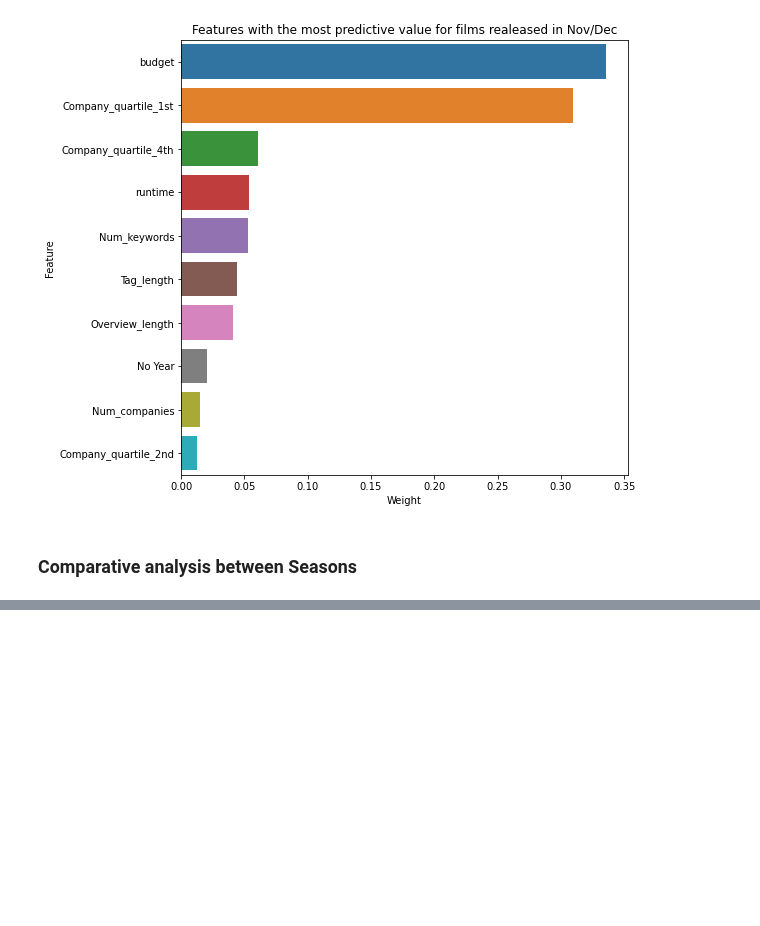
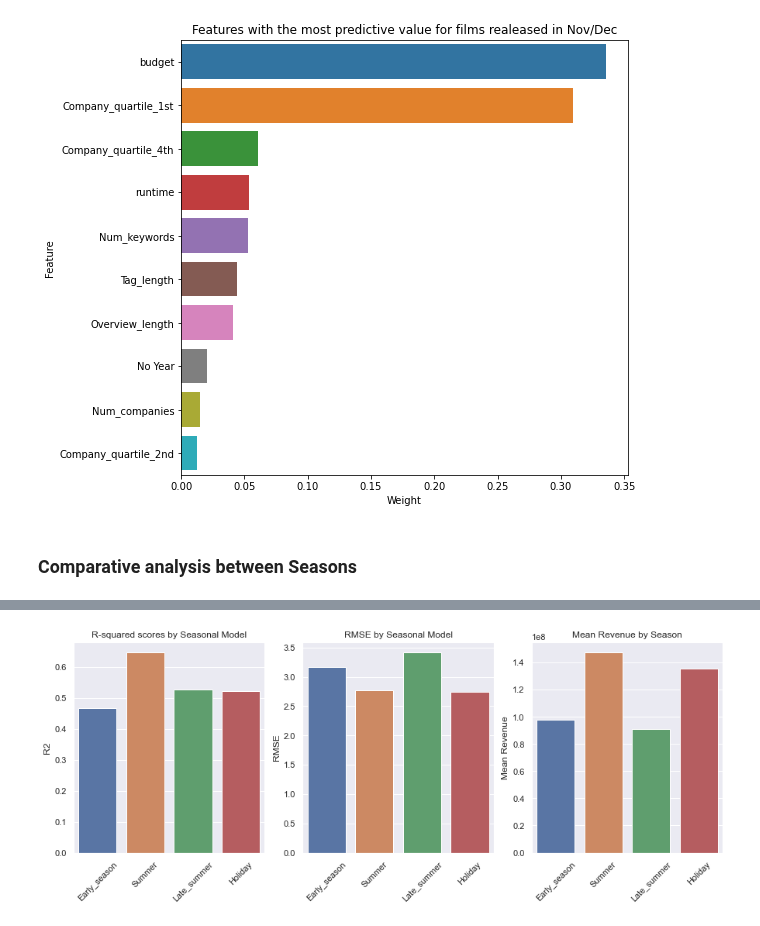
Before and after one commit to NickD-Dean/Springboard, a Jupyter notebook: Capstone Project 2/Code/Modeling_revenue_tiers.ipynb, the cells around one changed output, grey strips where cells are left out. Drawn from its saved outputs; the diff is of its cells as text; code cells hidden in the pictures; blank space fills up the shorter version.

```diff
--- a/Capstone Project 2/Code/Modeling_revenue_tiers.ipynb
+++ b/Capstone Project 2/Code/Modeling_revenue_tiers.ipynb
@@ -18,7 +18,7 @@ from sklearn.metrics import r2_score, mean_squared_error, mean_squared_log_error
 from sklearn.svm import LinearSVR
 from sklearn.neighbors import KNeighborsRegressor
 from sklearn.ensemble import GradientBoostingRegressor, RandomForestRegressor
-
+sns.set()
 pd.set_option('display.float_format', lambda x: '%.5f' % x)
 # %%
 box = pd.read_csv('../Data/Reduced_dimensions.csv', index_col=0, header = [0,1])
@@ -405,0 +395,9 @@ Scores
+# %%
+Scores = {'Early_season':Early_season_scores, 'Summer':Summer_scores, 'Late_summer':Late_summer_scores, 'Holiday':Holiday_scores}
+Scores = pd.DataFrame(Scores)
+Scores = Scores.T
+Scores.loc['Early_season', 'Mean Revenue'] = round(Early_season['Numerical', 'revenue'].mean(), 2)
+Scores.loc['Summer', 'Mean Revenue'] = round(Summer['Numerical', 'revenue'].mean(), 2)
+Scores.loc['Late_summer', 'Mean Revenue'] = round(Late_summer['Numerical', 'revenue'].mean(), 2)
+Scores.loc['Holiday', 'Mean Revenue'] = round(Holiday['Numerical', 'revenue'].mean(), 2)
+Scores
@@ -405,0 +410,15 @@ Scores
+# %%
+models = list(Scores.index)
+fig, (ax1, ax2, ax3) = plt.subplots(1,3, figsize=(15, 5))
+fig.figure
+sns.barplot(ax=ax1, x=models, y=Scores.R2)
+ax1.set_title('R-squared scores by Seasonal Model')
+ax1.set_xticklabels(models, rotation=45)
+sns.barplot(ax=ax2, x=models, y=Scores.RMSE)
+ax2.set_title('RMSE by Seasonal Model')
+ax2.set_xticklabels(models, rotation=45)
+sns.barplot(ax=ax3, x=models, y=Scores['Mean Revenue'])
+ax3.set_title('Mean Revenue by Season')
+ax3.set_xticklabels(models, rotation=45);
+# %% [output]
+[figure, added]
```
Also changed, not shown: parts of 6 cells of this notebook, 1 other file.
